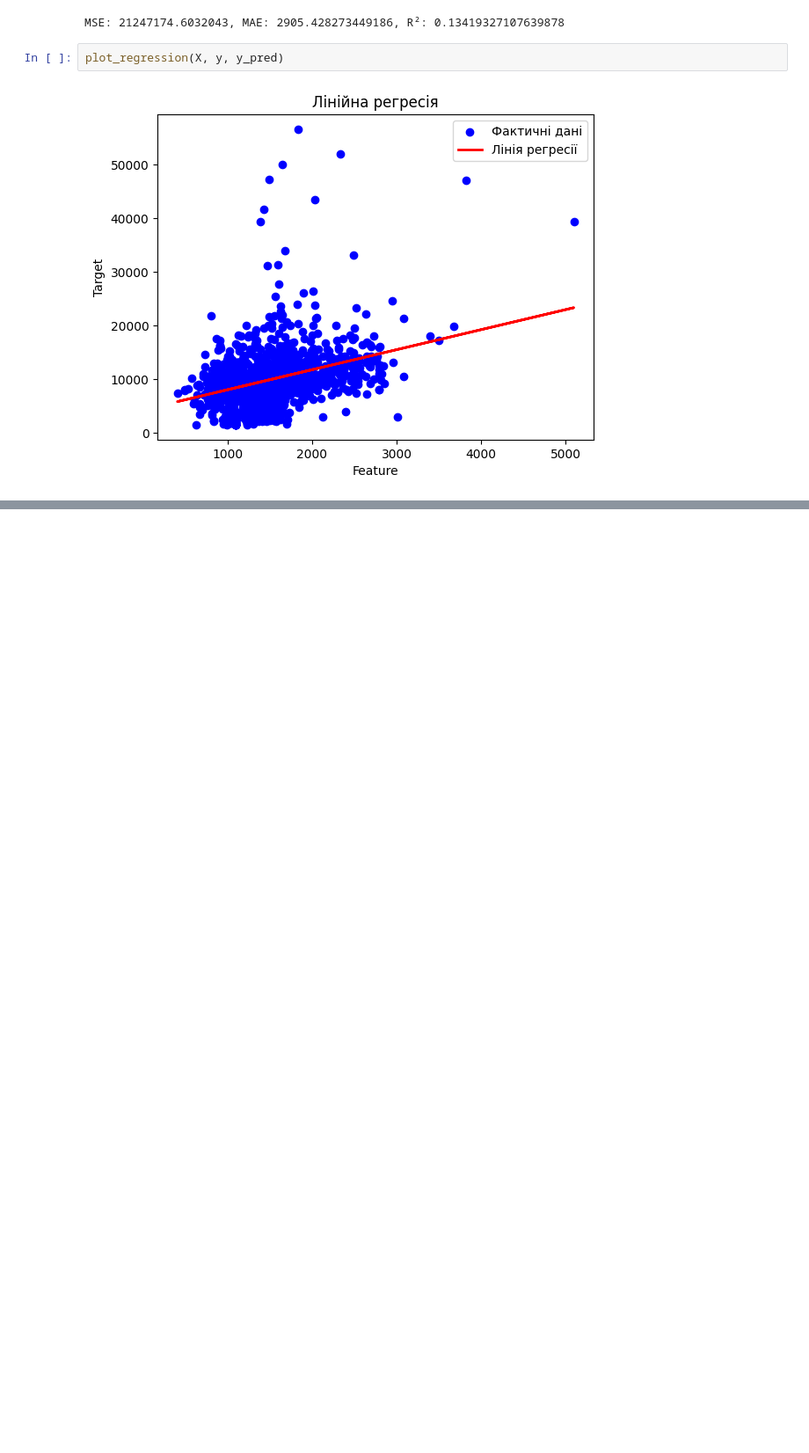
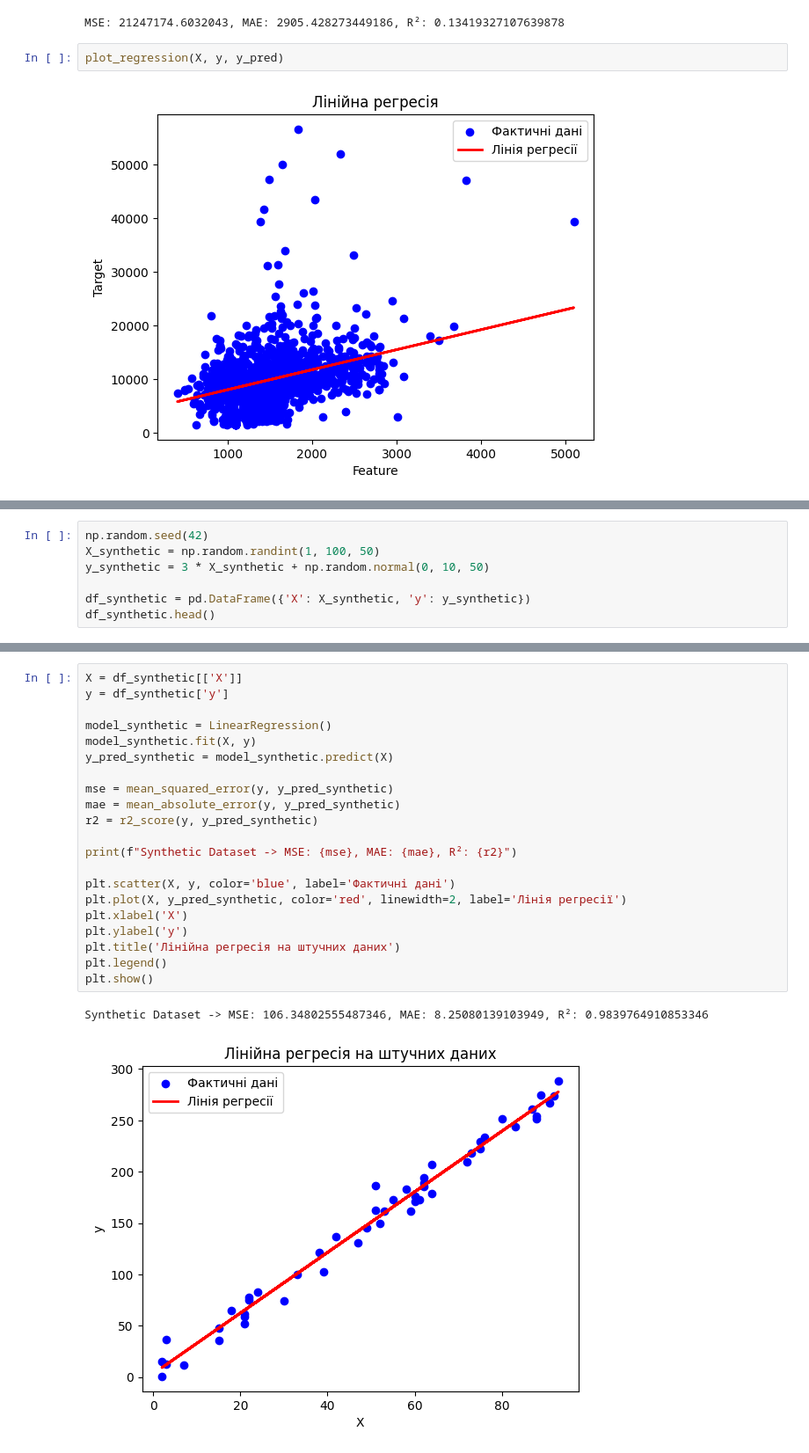
Before and after one commit to gulchak-d/hulchak-DATA_SCIENCE, a Jupyter notebook: lab.3/plots/Lab3_Regression_Analysis.ipynb, the cells around one changed output, grey strips where cells are left out. Shown at 88% size. Cells and saved outputs as stored; diff of their text form; blank space fills up the shorter version.

Commit message:
Лабораторна робота 3: Регресійний аналіз, Kaggle та штучні дані, графіки

```diff
--- a/lab.3/plots/Lab3_Regression_Analysis.ipynb
+++ b/lab.3/plots/Lab3_Regression_Analysis.ipynb
@@ -49,0 +64,7 @@ plot_regression(X, y, y_pred)
+# %%
+np.random.seed(42)
+X_synthetic = np.random.randint(1, 100, 50)
+y_synthetic = 3 * X_synthetic + np.random.normal(0, 10, 50)
+
+df_synthetic = pd.DataFrame({'X': X_synthetic, 'y': y_synthetic})
+df_synthetic.head()
@@ -49,0 +78,24 @@ plot_regression(X, y, y_pred)
+# %%
+X = df_synthetic[['X']]
+y = df_synthetic['y']
+
+model_synthetic = LinearRegression()
+model_synthetic.fit(X, y)
+y_pred_synthetic = model_synthetic.predict(X)
+
+mse = mean_squared_error(y, y_pred_synthetic)
+mae = mean_absolute_error(y, y_pred_synthetic)
+r2 = r2_score(y, y_pred_synthetic)
+
+print(f"Synthetic Dataset -> MSE: {mse}, MAE: {mae}, R²: {r2}")
+
+plt.scatter(X, y, color='blue', label='Фактичні дані')
+plt.plot(X, y_pred_synthetic, color='red', linewidth=2, label='Лінія регресії')
+plt.xlabel('X')
+plt.ylabel('y')
+plt.title('Лінійна регресія на штучних даних')
+plt.legend()
+plt.show()
+# %% [output]
+Synthetic Dataset -> MSE: 106.34802555487346, MAE: 8.25080139103949, R²: 0.9839764910853346
+[figure, added]
```
Also changed, not shown: parts of 5 cells of this notebook.
